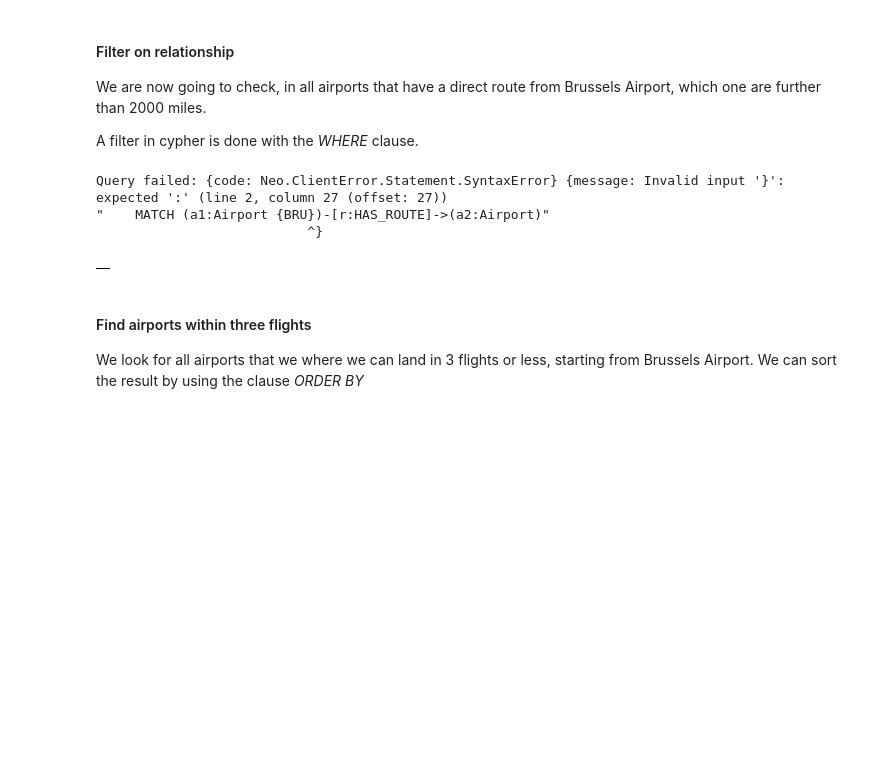
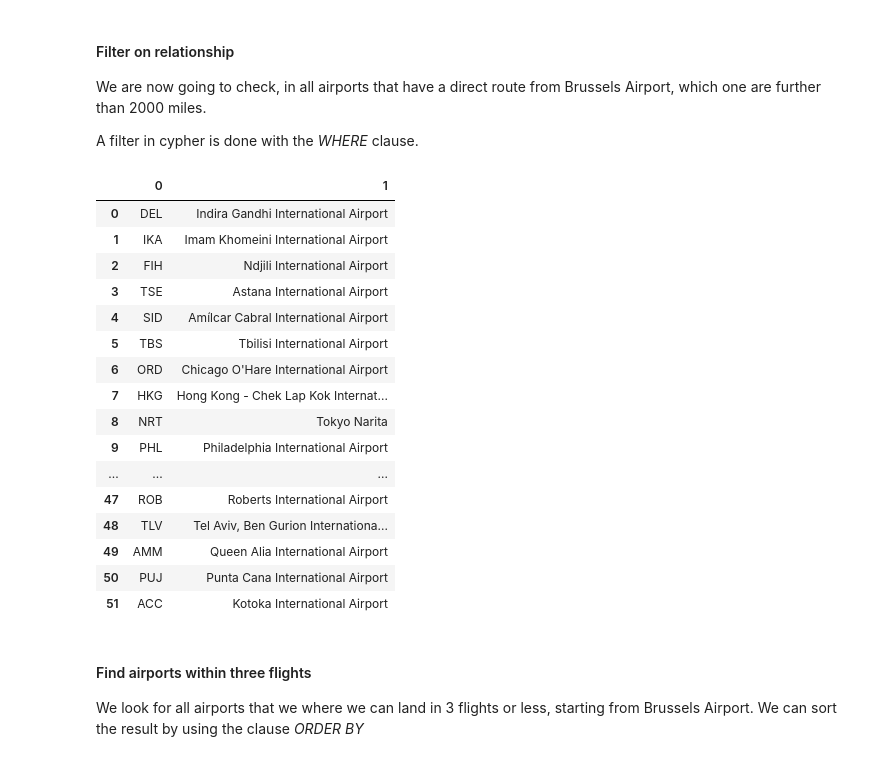
Before and after one commit to YanisGrts/ADBassignment2, a Jupyter notebook: assignment.ipynb, the cells around one changed output. Cells and saved outputs as stored; diff of their text form; code cells hidden in the pictures; blank space fills up the shorter version.

```diff
--- a/assignment.ipynb
+++ b/assignment.ipynb
@@ -283,19 +289,32 @@ We are now going to check, in all airports that have a direct route from Brussel
 A filter in cypher is done with the *WHERE* clause.
 # %%
 query = """
-    MATCH (a1:Airport {BRU})-[r:HAS_ROUTE]->(a2:Airport)
+    MATCH (a1:Airport {iata: "BRU"})-[r:HAS_ROUTE]->(a2:Airport)
     WHERE r.distance > 2000
     RETURN a2.iata, a2.descr
 """
 
 with driver.session() as session:
     result = run_cypher_query_df(query)
 result
 # %% [output]
-Query failed: {code: Neo.ClientError.Statement.SyntaxError} {message: Invalid input '}': expected ':' (line 2, column 27 (offset: 27))
-"    MATCH (a1:Airport {BRU})-[r:HAS_ROUTE]->(a2:Airport)"
-                           ^}
-|  |
+|  | 0 | 1 |
+| 0 | DEL | Indira Gandhi International Airport |
+| 1 | IKA | Imam Khomeini International Airport |
+| 2 | FIH | Ndjili International Airport |
+| 3 | TSE | Astana International Airport |
+| 4 | SID | Amílcar Cabral International Airport |
+| 5 | TBS | Tbilisi International Airport |
+| 6 | ORD | Chicago O'Hare International Airport |
+| 7 | HKG | Hong Kong - Chek Lap Kok Internat... |
+| 8 | NRT | Tokyo Narita |
+| 9 | PHL | Philadelphia International Airport |
+| ... | ... | ... |
+| 47 | ROB | Roberts International Airport |
+| 48 | TLV | Tel Aviv, Ben Gurion Internationa... |
+| 49 | AMM | Queen Alia International Airport |
+| 50 | PUJ | Punta Cana International Airport |
+| 51 | ACC | Kotoka International Airport |
 # %% [markdown]
 #### Find airports within three flights
 We look for all airports that we where we can land in 3 flights or less, starting from Brussels Airport. We can sort the result by using the clause *ORDER BY*
```
Also changed, not shown: parts of 22 cells of this notebook.
